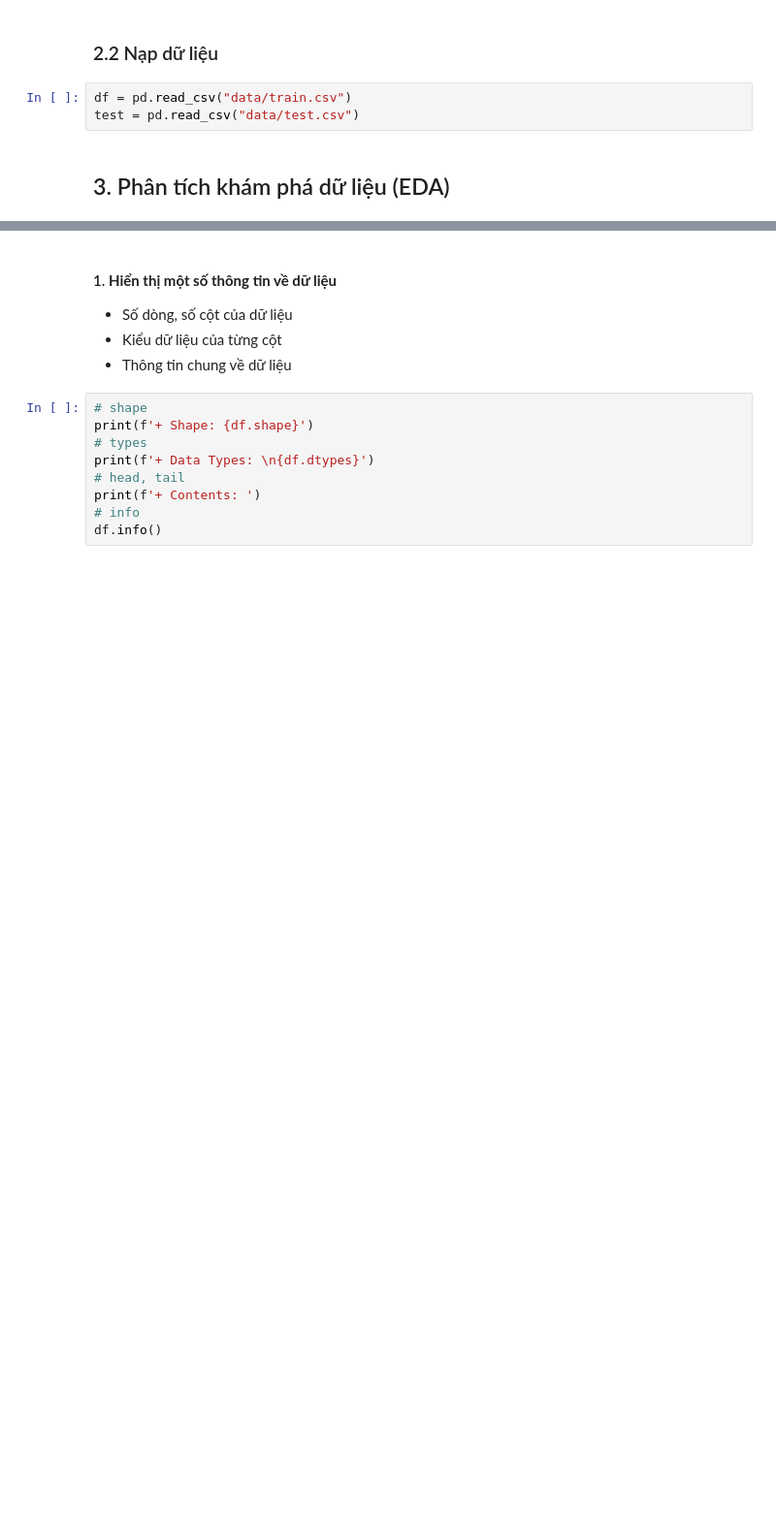
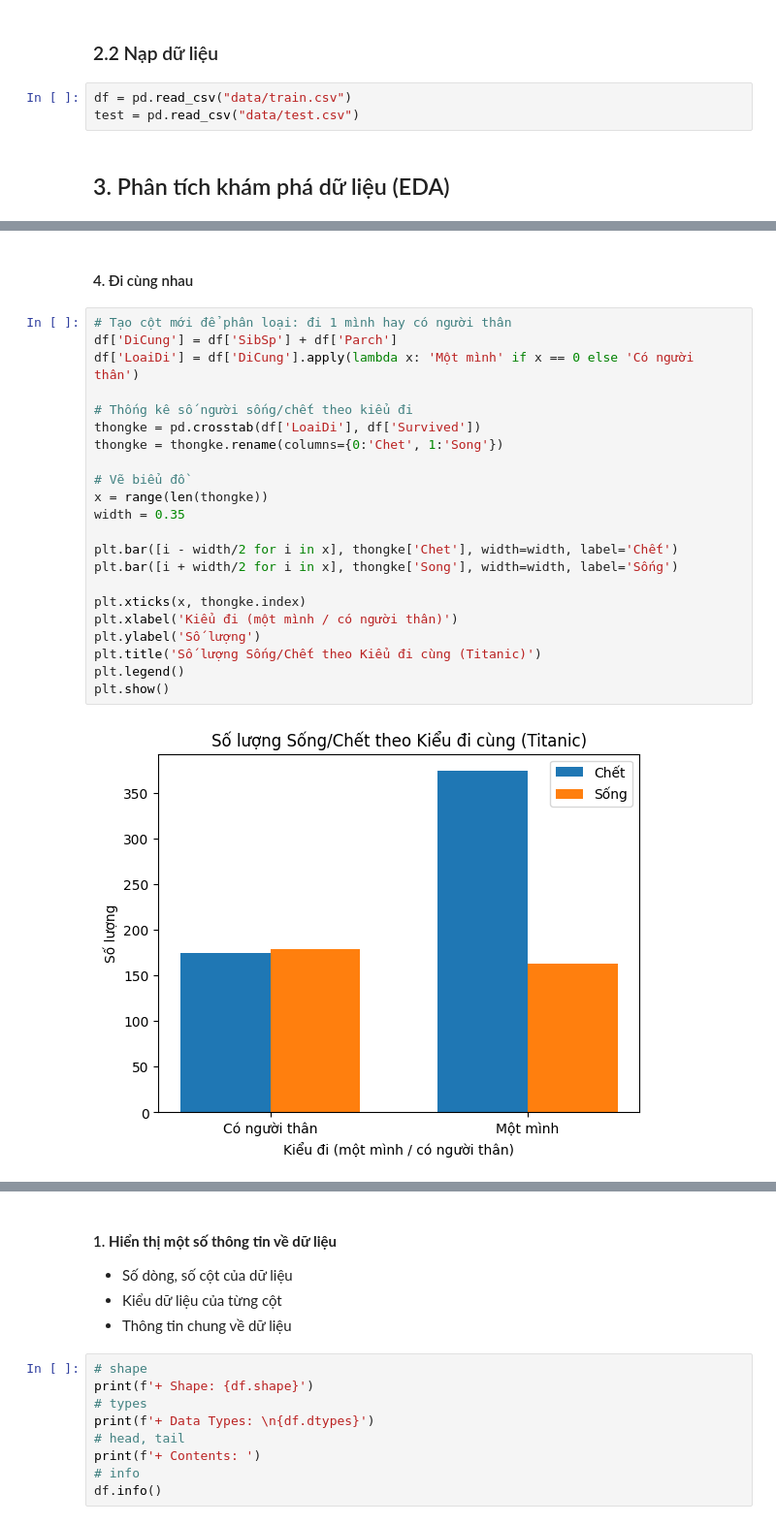
Before and after one commit to Deku6305/sgu2025-2026_ML_basic_nhom3changlinhngulam, a Jupyter notebook: challenge/titanic/titanic.ipynb, the cells around one changed output, grey strips where cells are left out. Shown at 97% size. Cells and saved outputs as stored; diff of their text form; blank space fills up the shorter version.

```diff
--- a/challenge/titanic/titanic.ipynb
+++ b/challenge/titanic/titanic.ipynb
@@ -48,0 +102,26 @@ test = pd.read_csv("data/test.csv")
+# %% [markdown]
+#### 4. Đi cùng nhau
+# %%
+# Tạo cột mới để phân loại: đi 1 mình hay có người thân
+df['DiCung'] = df['SibSp'] + df['Parch']
+df['LoaiDi'] = df['DiCung'].apply(lambda x: 'Một mình' if x == 0 else 'Có người thân')
+
+# Thống kê số người sống/chết theo kiểu đi
+thongke = pd.crosstab(df['LoaiDi'], df['Survived'])
+thongke = thongke.rename(columns={0:'Chet', 1:'Song'})
+
+# Vẽ biểu đồ
+x = range(len(thongke))
+width = 0.35
+
+plt.bar([i - width/2 for i in x], thongke['Chet'], width=width, label='Chết')
+plt.bar([i + width/2 for i in x], thongke['Song'], width=width, label='Sống')
+
+plt.xticks(x, thongke.index)
+plt.xlabel('Kiểu đi (một mình / có người thân)')
+plt.ylabel('Số lượng')
+plt.title('Số lượng Sống/Chết theo Kiểu đi cùng (Titanic)')
+plt.legend()
+plt.show()
+# %% [output]
+[figure, added]
```
Also changed, not shown: parts of 16 cells of this notebook.
